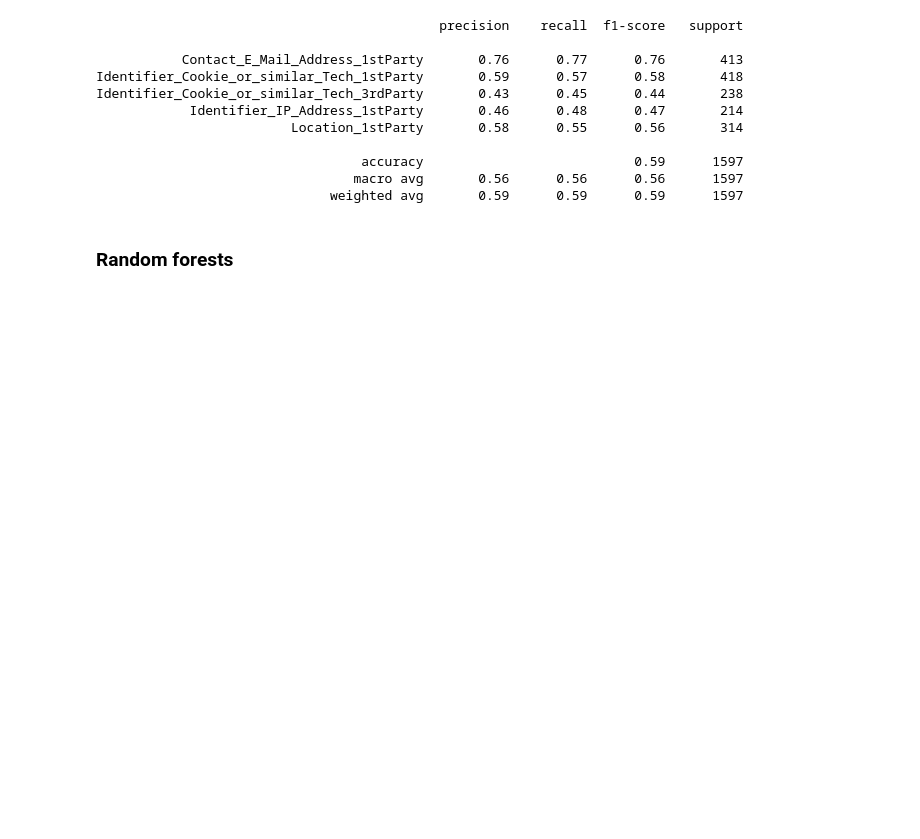
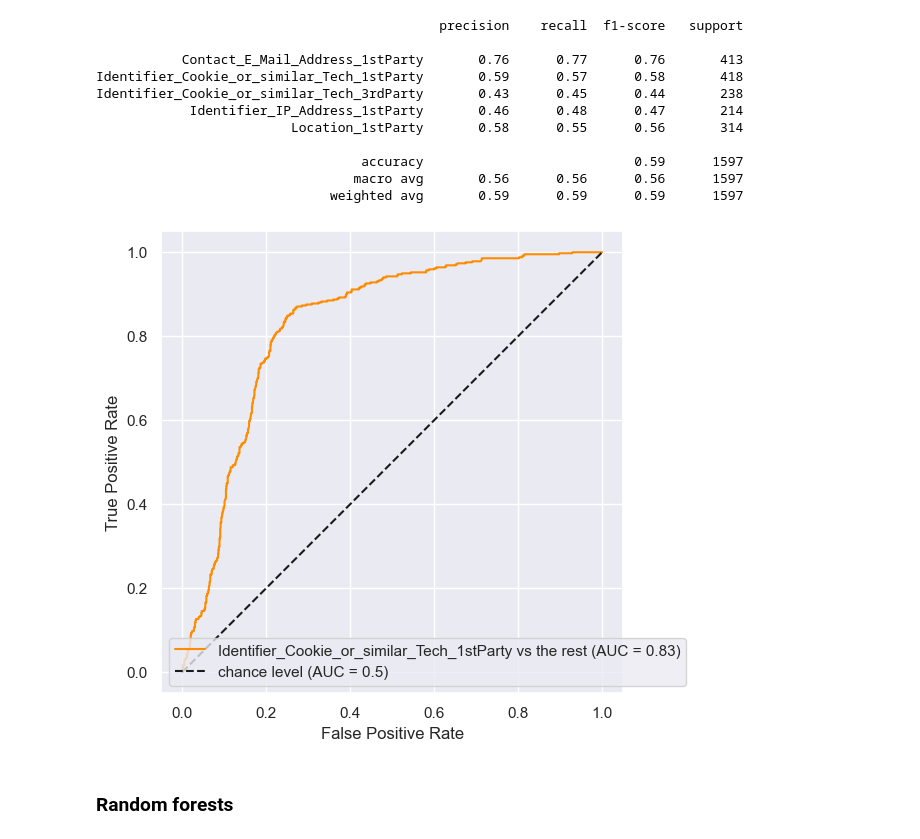
Before and after one commit to TristanKoh/capstone-repo, a Jupyter notebook: code/nlp_sentence.ipynb, the cells around one changed output. Cells and saved outputs as stored; diff of their text form; code cells hidden in the pictures; blank space fills up the shorter version.

```diff
--- a/code/nlp_sentence.ipynb
+++ b/code/nlp_sentence.ipynb
@@ -140,8 +304,9 @@ Identifier_Cookie_or_similar_Tech_3rdParty       0.41      0.38      0.39
 # %% [markdown]
 ## Testing with LinearSVC (used by the original authors)
 # %%
-linearSVC_clf = SVC(kernel= "linear", class_weight="balanced").fit(x_train, y_train)
+linearSVC_clf = SVC(kernel= "linear", class_weight="balanced", probability=True).fit(x_train, y_train)
 y_pred = linearSVC_clf.predict(x_test)
+y_score = linearSVC_clf.predict_proba(x_test)
 # %%
 print(classification_report(y_test, y_pred))
 # %% [output]
@@ -156,3 +321,19 @@ Identifier_Cookie_or_similar_Tech_3rdParty       0.43      0.45      0.44
                                   accuracy                           0.59      1597
                                  macro avg       0.56      0.56      0.56      1597
                               weighted avg       0.59      0.59      0.59      1597
+# %%
+RocCurveDisplay.from_predictions(
+    y_onehot_test[:, class_id],
+    y_score[:, class_id],
+    name=f"{class_of_interest} vs the rest",
+    color="darkorange",
+)
+
+plt.plot([0, 1], [0, 1], "k--", label="chance level (AUC = 0.5)")
+plt.axis("square")
+plt.xlabel("False Positive Rate")
+plt.ylabel("True Positive Rate")
+plt.legend()
+plt.show()
+# %% [output]
+[figure, added]
```
Also changed, not shown: parts of 21 cells of this notebook, 51 other files.
